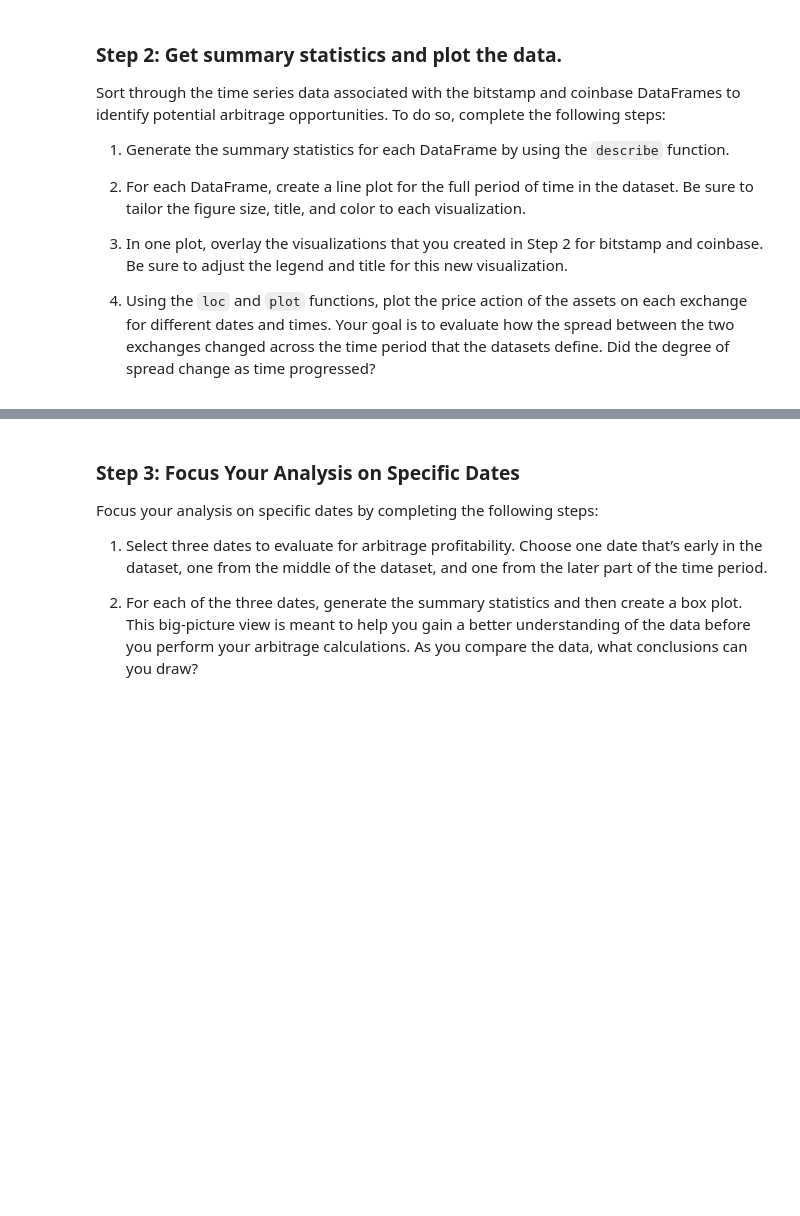
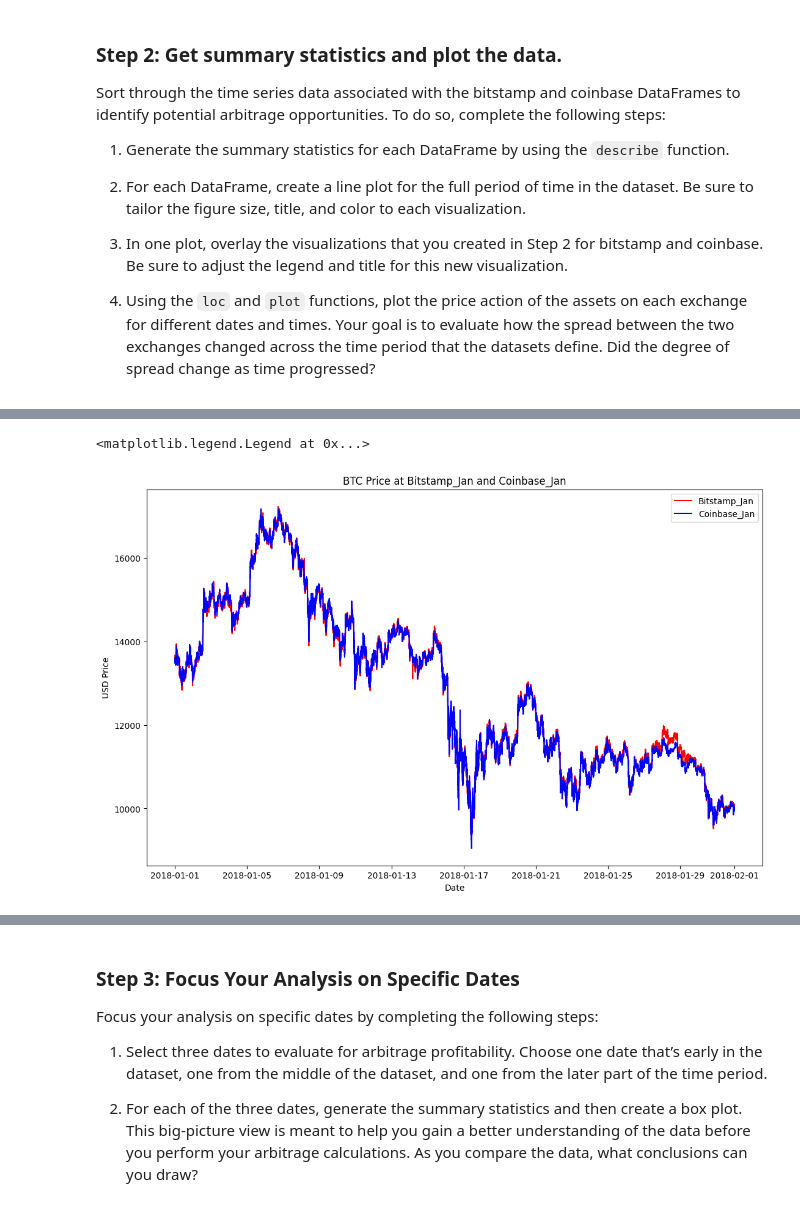
Before and after one commit to justinvalli/Challenge_3, a Jupyter notebook: Starter_Code/crypto_arbitrage.ipynb, the cells around one changed output, grey strips where cells are left out. Saved outputs shown, nothing was run; the diff lists cells and outputs as text; code cells hidden in the pictures; blank space fills up the shorter version.

```diff
--- a/Starter_Code/crypto_arbitrage.ipynb
+++ b/Starter_Code/crypto_arbitrage.ipynb
@@ -291,8 +333,21 @@ Sort through the time series data associated with the bitstamp and coinbase Data
 # %%
 # Using the loc and plot functions, create an overlay plot that visualizes
 # the price action of both DataFrames for a one month period early in the dataset
 # Be sure to include the parameters: legend, figure size, title, and color and label
-# YOUR CODE HERE
+
+bitstamp_jan = bitstamp.loc['2018-01-01':'2018-01-31', 'Close']
+coinbase_jan = coinbase.loc['2018-01-01':'2018-01-31', 'Close']
+
+fig, ax = plt.subplots(figsize = (13,8))
+ax.plot(bitstamp_jan.index, bitstamp_jan, color = 'red', label = 'Bitstamp_Jan')
+ax.plot(coinbase_jan.index, coinbase_jan, color = 'blue', label = 'Coinbase_Jan')
+ax.set_title('BTC Price at Bitstamp_Jan and Coinbase_Jan')
+ax.set_xlabel('Date')
+ax.set_ylabel('USD Price')
+ax.legend()
+# %% [output]
+<matplotlib.legend.Legend at 0x...>
+[figure, added]
 # %%
 # Using the loc and plot functions, create an overlay plot that visualizes
 # the price action of both DataFrames for a one month period later in the dataset
```
Also changed, not shown: parts of 16 cells of this notebook.
